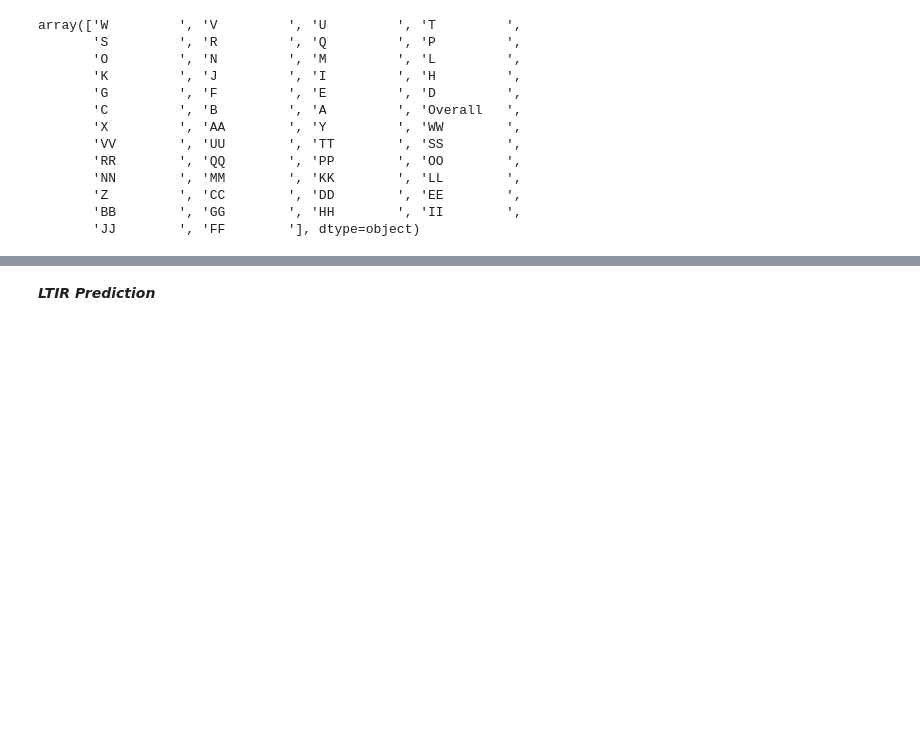
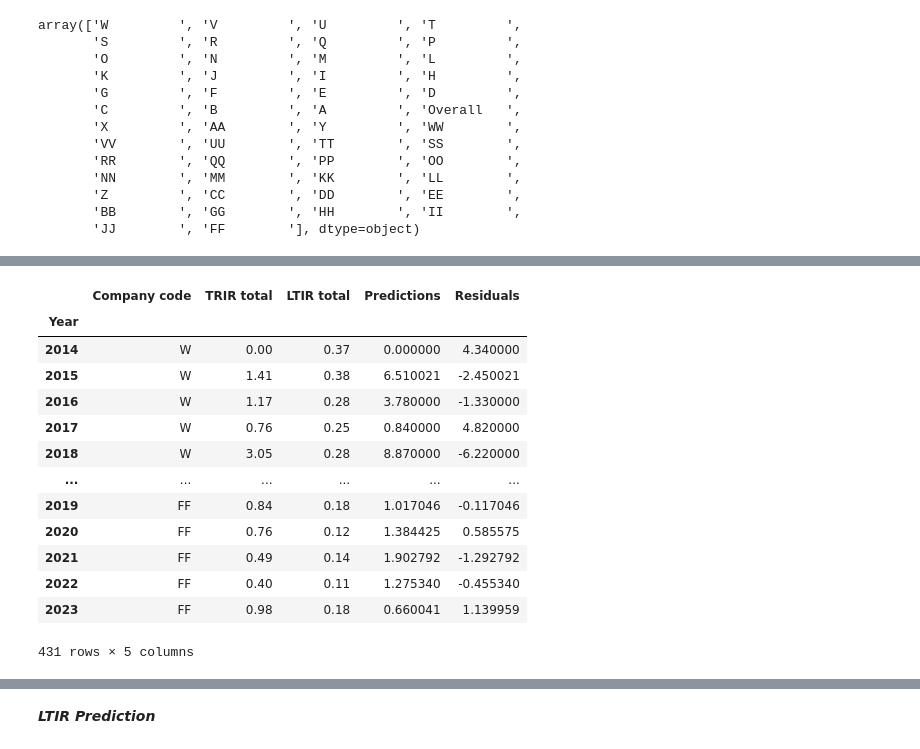
Before and after one commit to TheLazyCactus/ML_Project, a Jupyter notebook: ML_project.ipynb, the cells around one changed output, grey strips where cells are left out. Drawn from its saved outputs; the diff is of its cells as text; code cells hidden in the pictures; blank space fills up the shorter version.

```diff
--- a/ML_project.ipynb
+++ b/ML_project.ipynb
@@ -108,4 +108,4 @@ valid_companies = company_counts[company_counts >= 5].index
 
 # Filter the original DataFrame to keep only those companies
 df_total_filtered = df_total[df_total["Company code"].isin(valid_companies)]
-df_total_filtered = df_total_filtered.set_index("Year")
+#df_total_filtered = df_total_filtered.set_index("Year")
@@ -256,0 +270,41 @@ print(df_time_with_arima.head())
+# %%
+from joblib import Parallel, delayed
+
+models = Parallel(n_jobs=-1)(delayed(fit_arima)(group) for _, group in df_total_filtered.groupby("Company code"))
+
+final_df = pd.DataFrame()
+
+for i, company_code in enumerate(df_total_filtered["Company code"].unique()):
+    company_df = df_total_filtered[df_total_filtered["Company code"] == company_code]
+
+    # Check if the model produced predictions
+    if models[i][2] is None or models[i][3] is None:
+        print(f"⚠️ Warning: No predictions for Company {company_code}. Skipping...")
+        continue  # Skip this company
+
+    preds = models[i][2].to_frame(name="Predictions")
+    residuals = models[i][3].to_frame(name="Residuals")
+
+    # Ensure "Year" is the index
+    if "Year" in company_df.columns:
+        company_df = company_df.set_index("Year")
+
+    # Debugging: Print shapes before fixing mismatch
+    print(f"Company: {company_code}")
+    print(f"company_df.shape: {company_df.shape}, preds.shape: {preds.shape}, residuals.shape: {residuals.shape}")
+
+    # Fix length mismatch
+    min_len = min(len(company_df), len(preds), len(residuals))
+    company_df = company_df.iloc[-min_len:]
+    preds = preds.iloc[-min_len:]
+    residuals = residuals.iloc[-min_len:]
+
+    # Assign correct index
+    preds.index = company_df.index
+    residuals.index = company_df.index
+
+    # Concatenate and append
+    final_df_rows = pd.concat([company_df, preds, residuals], axis=1)
+    final_df = pd.concat([final_df, final_df_rows], axis=0)
+
+print(final_df)
@@ -256,0 +329,17 @@ print(df_time_with_arima.head())
+# %%
+final_df
+# %% [output]
+|  | Company code | TRIR total | LTIR total | Predictions | Residuals |
+| Year |  |  |  |  |  |
+| 2014 | W | 0.00 | 0.37 | 0.000000 | 4.340000 |
+| 2015 | W | 1.41 | 0.38 | 6.510021 | -2.450021 |
+| 2016 | W | 1.17 | 0.28 | 3.780000 | -1.330000 |
+| 2017 | W | 0.76 | 0.25 | 0.840000 | 4.820000 |
+| 2018 | W | 3.05 | 0.28 | 8.870000 | -6.220000 |
+| ... | ... | ... | ... | ... | ... |
+| 2019 | FF | 0.84 | 0.18 | 1.017046 | -0.117046 |
+| 2020 | FF | 0.76 | 0.12 | 1.384425 | 0.585575 |
+| 2021 | FF | 0.49 | 0.14 | 1.902792 | -1.292792 |
+| 2022 | FF | 0.40 | 0.11 | 1.275340 | -0.455340 |
+| 2023 | FF | 0.98 | 0.18 | 0.660041 | 1.139959 |
+431 rows × 5 columns
```
Also changed, not shown: parts of 27 cells of this notebook.
